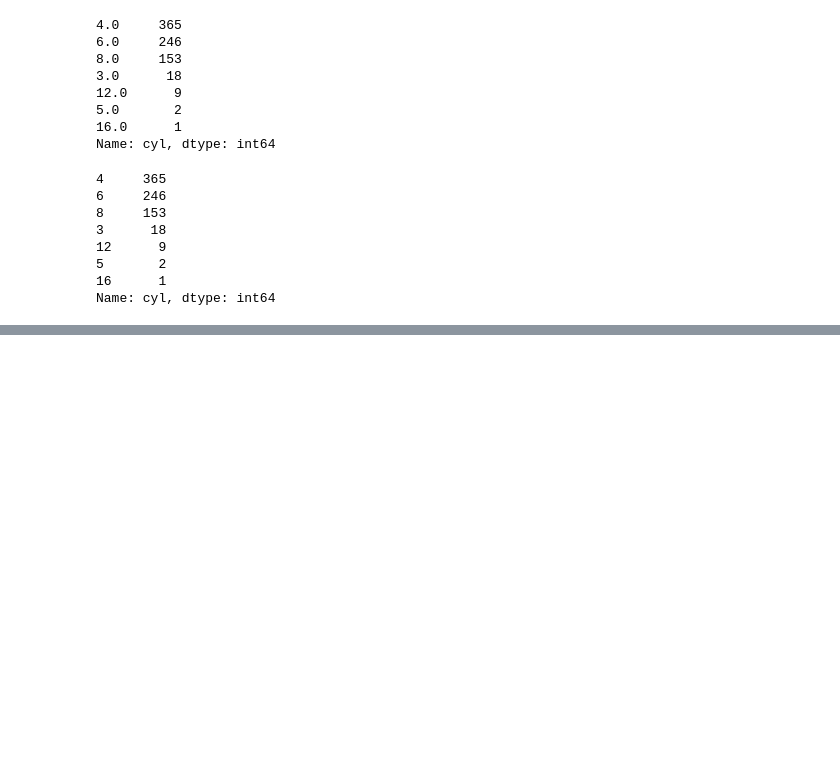
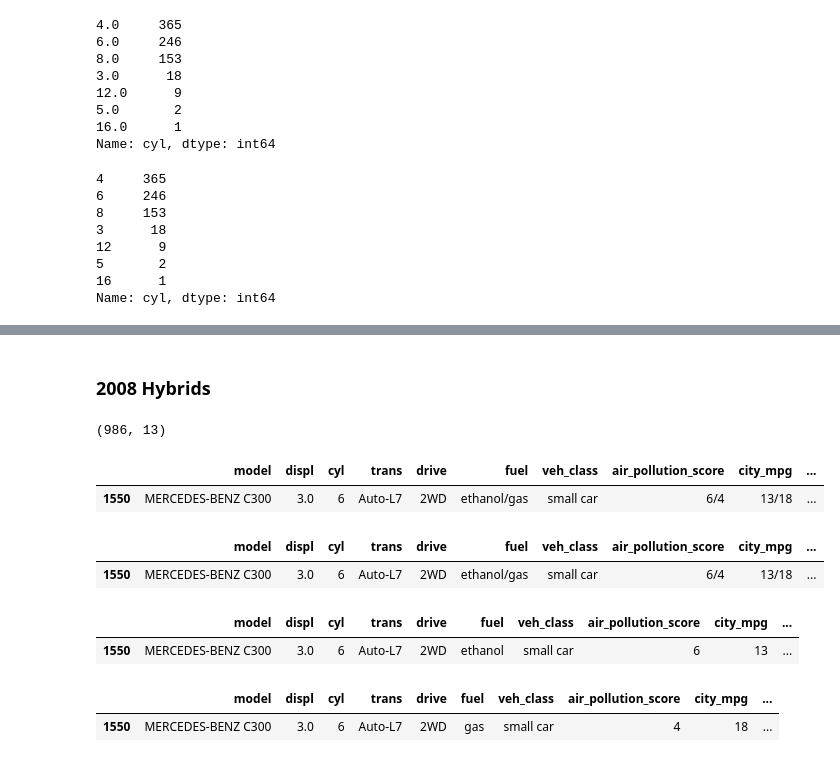
Before and after one commit to 0xjimm/fuel-economy-data, a Jupyter notebook: fuel-economy-dataset-notebook.ipynb, the cells around one changed output, grey strips where cells are left out. Cells and saved outputs as stored; diff of their text form; code cells hidden in the pictures; blank space fills up the shorter version.

```diff
--- a/fuel-economy-dataset-notebook.ipynb
+++ b/fuel-economy-dataset-notebook.ipynb
@@ -291,11 +291,6 @@ df_08.to_csv('fuel_economy_datasets/data_08_v1.csv', index=False)
 df_18.to_csv('fuel_economy_datasets/data_18_v1.csv', index=False)
 # %% [markdown]
 # Filter, Drop Nulls, Redupe
-# %%
-# load datasets
-
-df_08 = pd.read_csv('fuel_economy_datasets/data_08_v1.csv')
-df_18 = pd.read_csv('fuel_economy_datasets/data_18_v1.csv')
 # %%
 # view dimensions of dataset
 df_08.shape
@@ -410,7 +427,2 @@ df_18.to_csv('fuel_economy_datasets/data_18_v2.csv', index=False)
 # %% [markdown]
 # Fixing Data Types
-# %%
-# load datasets
-
-df_08 = pd.read_csv('fuel_economy_datasets/data_08_v2.csv')
-df_18 = pd.read_csv('fuel_economy_datasets/data_18_v2.csv')
@@ -475,0 +495,23 @@ df_18 = pd.read_csv('fuel_economy_datasets/data_18_v2.csv')
+# %% [markdown]
+### 2008 Hybrids
+# %%
+df_08.shape
+# %% [output]
+(986, 13)
+# %%
+# First, let's get all the hybrids in 2008
+hb_08 = df_08[df_08['fuel'].str.contains('/')]
+hb_08
+# %% [output]
+|  | model | displ | cyl | trans | drive | fuel | veh_class | air_pollution_score | city_mpg | ... |
+| 1550 | MERCEDES-BENZ C300 | 3.0 | 6 | Auto-L7 | 2WD | ethanol/gas | small car | 6/4 | 13/18 | ... |
+# %%
+# create two copies of the 2008 hybrids dataframe
+df1 = hb_08.copy()  # data on first fuel type of each hybrid vehicle
+df2 = hb_08.copy()  # data on second fuel type of each hybrid vehicle
+
+# Each one should look like this
+df1
+# %% [output]
+|  | model | displ | cyl | trans | drive | fuel | veh_class | air_pollution_score | city_mpg | ... |
+| 1550 | MERCEDES-BENZ C300 | 3.0 | 6 | Auto-L7 | 2WD | ethanol/gas | small car | 6/4 | 13/18 | ... |
@@ -475,0 +526,14 @@ df_18 = pd.read_csv('fuel_economy_datasets/data_18_v2.csv')
+# %%
+# this dataframe holds info for the FIRST fuel type of the hybrid
+# aka the values before the "/"s
+df1
+# %% [output]
+|  | model | displ | cyl | trans | drive | fuel | veh_class | air_pollution_score | city_mpg | ... |
+| 1550 | MERCEDES-BENZ C300 | 3.0 | 6 | Auto-L7 | 2WD | ethanol | small car | 6 | 13 | ... |
+# %%
+# this dataframe holds info for the SECOND fuel type of the hybrid
+# aka the values before the "/"s
+df2
+# %% [output]
+|  | model | displ | cyl | trans | drive | fuel | veh_class | air_pollution_score | city_mpg | ... |
+| 1550 | MERCEDES-BENZ C300 | 3.0 | 6 | Auto-L7 | 2WD | gas | small car | 4 | 18 | ... |
```
Also changed, not shown: parts of 21 cells of this notebook.
